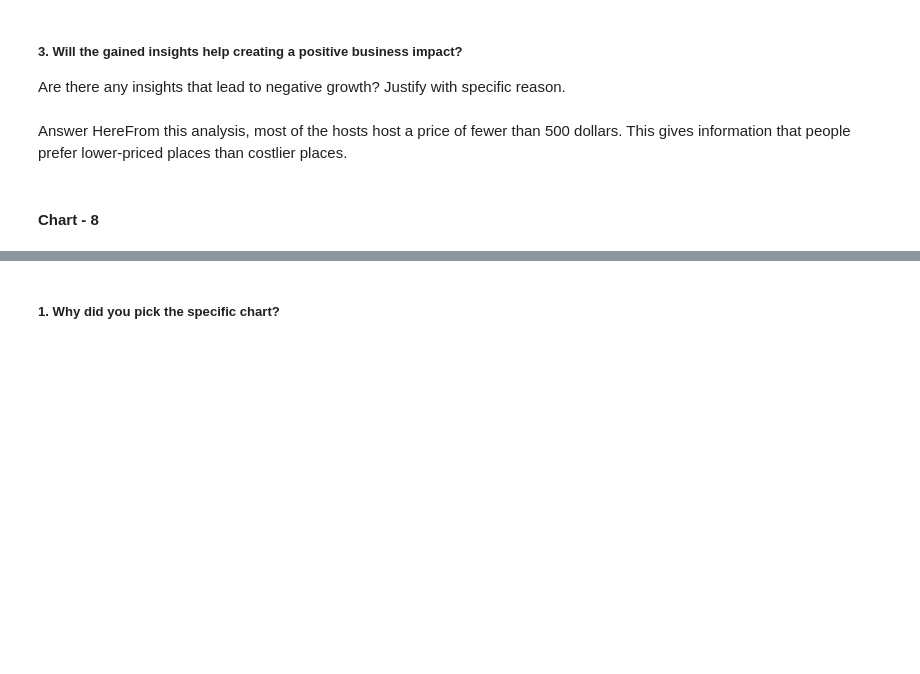
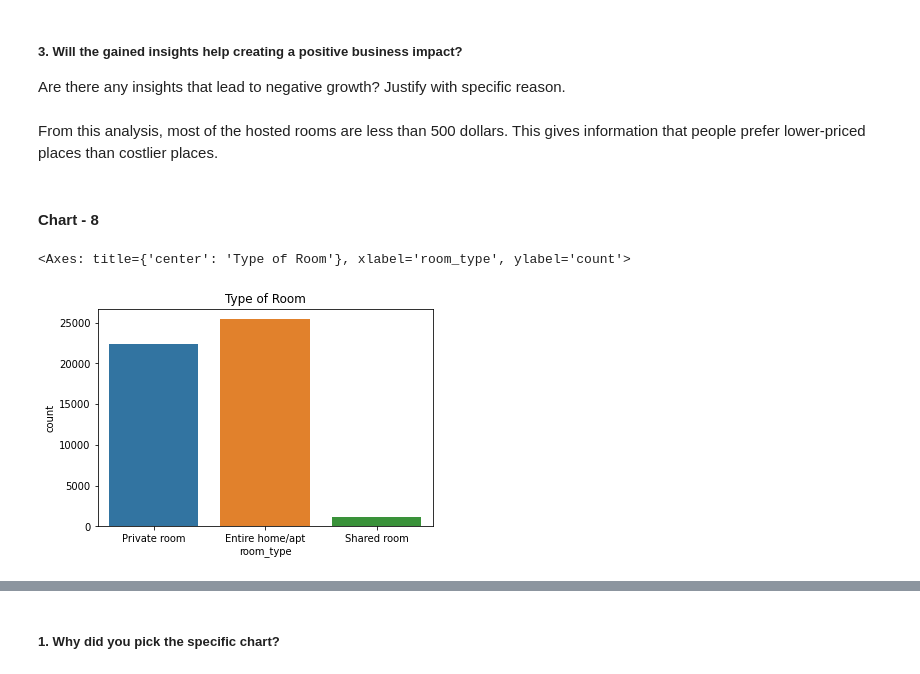
Before and after one commit to PriyeshRaoBK/EDA-AIR-BNB-booking-analysis, a Jupyter notebook: AIRBNB_BOOKING_ANALYSIS.ipynb, the cells around one changed output, grey strips where cells are left out. Drawn from its saved outputs; the diff is of its cells as text; code cells hidden in the pictures; blank space fills up the shorter version.

```diff
--- a/AIRBNB_BOOKING_ANALYSIS.ipynb
+++ b/AIRBNB_BOOKING_ANALYSIS.ipynb
@@ -518,6 +727,6 @@ For the box plot, I have analyzed a price under 500 dollar. Since the majority o
 ##### 3. Will the gained insights help creating a positive business impact?
 Are there any insights that lead to negative growth? Justify with specific reason.
 # %% [markdown]
-Answer HereFrom this analysis, most of the hosts host a price of fewer than 500 dollars. This gives information that people prefer lower-priced places than  costlier places.
+From this analysis, most of the hosted rooms are less than 500 dollars. This gives information that people prefer lower-priced places than  costlier places.
 # %% [markdown]
 #### Chart - 8
@@ -531,0 +733,6 @@ plt.show()
+# %%
+plt.title("Type of Room")
+sns.countplot(x=df["room_type"])
+# %% [output]
+<Axes: title={'center': 'Type of Room'}, xlabel='room_type', ylabel='count'>
+[figure, added]
```
Also changed, not shown: parts of 30 cells of this notebook.
